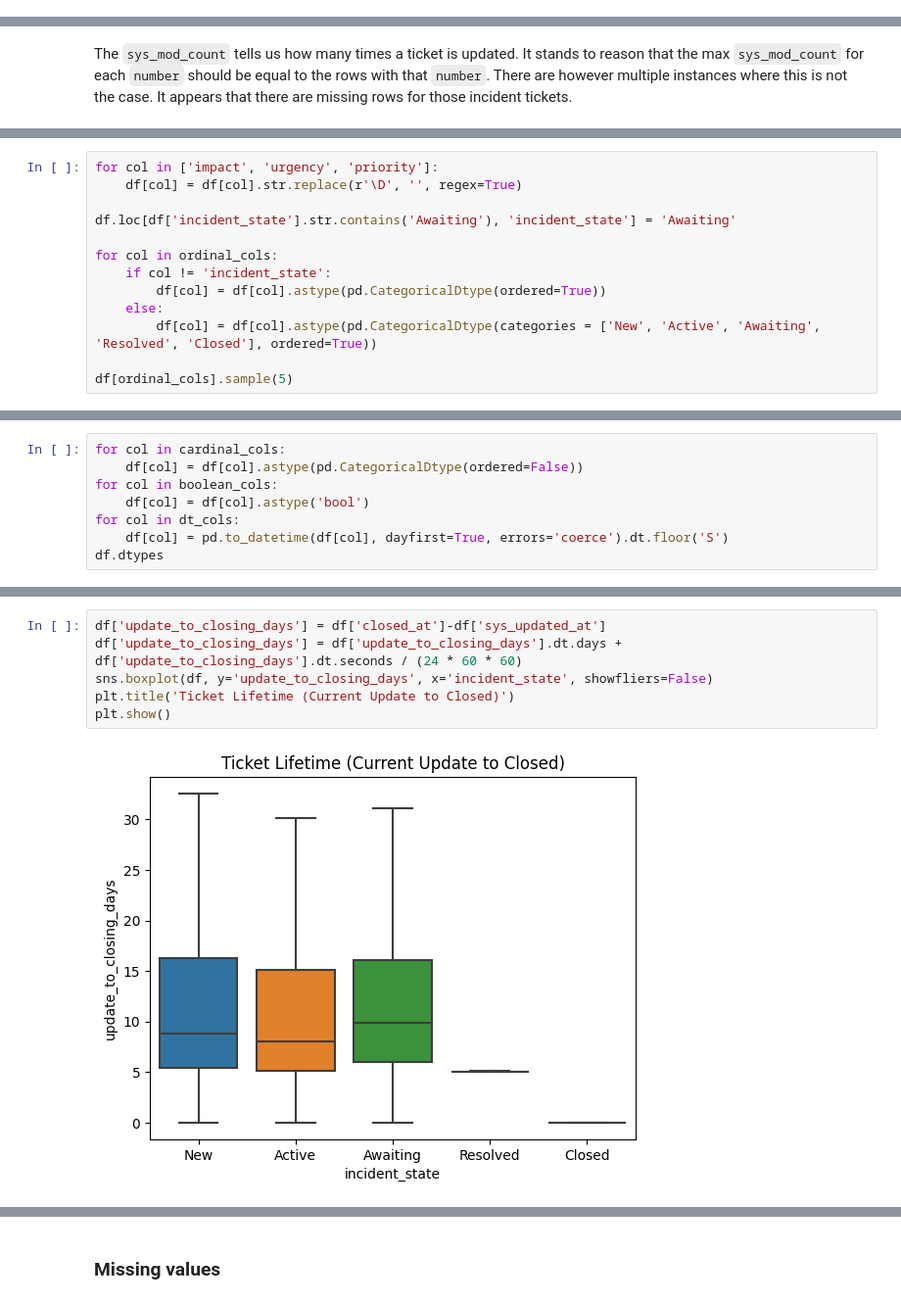
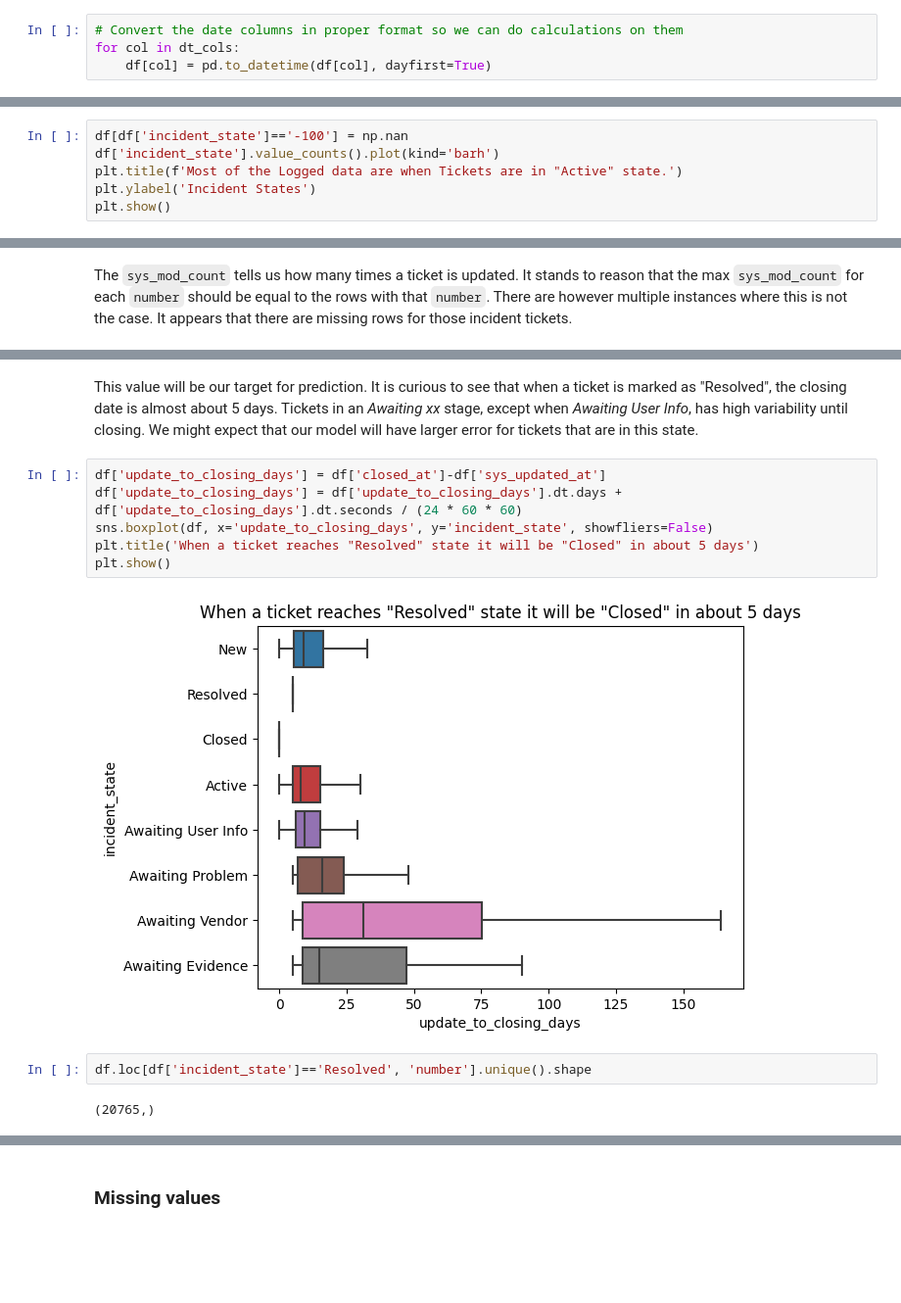
Before and after one commit to khizon/data_analysis, a Jupyter notebook: IT_support/src/exploration.ipynb, the cells around one changed output, grey strips where cells are left out. Shown at 98% size. Drawn from its saved outputs; the diff is of its cells as text; blank space fills up the shorter version.

```diff
--- a/IT_support/src/exploration.ipynb
+++ b/IT_support/src/exploration.ipynb
@@ -66,0 +76,4 @@ df['incident_state'].value_counts().plot(kind='barh');
+# %%
+# Convert the date columns in proper format so we can do calculations on them
+for col in dt_cols:
+    df[col] = pd.to_datetime(df[col], dayfirst=True)
@@ -66,0 +82,6 @@ df['incident_state'].value_counts().plot(kind='barh');
+# %%
+df[df['incident_state']=='-100'] = np.nan
+df['incident_state'].value_counts().plot(kind='barh')
+plt.title(f'Most of the Logged data are when Tickets are in "Active" state.')
+plt.ylabel('Incident States')
+plt.show()
@@ -88,13 +96,0 @@ df.loc[df['sys_mod_count']>numbers, ['number', 'sys_mod_count']]
-# %%
-for col in ['impact', 'urgency', 'priority']:
-    df[col] = df[col].str.replace(r'\D', '', regex=True)
-
-df.loc[df['incident_state'].str.contains('Awaiting'), 'incident_state'] = 'Awaiting'
-
-for col in ordinal_cols:
-    if col != 'incident_state':
-        df[col] = df[col].astype(pd.CategoricalDtype(ordered=True))
-    else:
-        df[col] = df[col].astype(pd.CategoricalDtype(categories = ['New', 'Active', 'Awaiting', 'Resolved', 'Closed'], ordered=True))
-
-df[ordinal_cols].sample(5)
@@ -108,8 +96,0 @@ df[ordinal_cols].sample(5)
-# %%
-for col in cardinal_cols:
-    df[col] = df[col].astype(pd.CategoricalDtype(ordered=False))
-for col in boolean_cols:
-    df[col] = df[col].astype('bool')
-for col in dt_cols:
-    df[col] = pd.to_datetime(df[col], dayfirst=True, errors='coerce').dt.floor('S')
-df.dtypes
@@ -164,11 +128,17 @@ min          0.000000
 75%          5.004167
 max        300.850694
 Name: update_duration_days, dtype: float64
+# %% [markdown]
+This value will be our target for prediction. It is curious to see that when a ticket is marked as "Resolved", the closing date is almost about 5 days. Tickets in an *Awaiting xx* stage, except when *Awaiting User Info*, has high variability until closing. We might expect that our model will have larger error for tickets that are in this state.
 # %%
 df['update_to_closing_days'] = df['closed_at']-df['sys_updated_at']
 df['update_to_closing_days'] = df['update_to_closing_days'].dt.days + df['update_to_closing_days'].dt.seconds / (24 * 60 * 60)
-sns.boxplot(df, y='update_to_closing_days', x='incident_state', showfliers=False)
-plt.title('Ticket Lifetime (Current Update to Closed)')
+sns.boxplot(df, x='update_to_closing_days', y='incident_state', showfliers=False)
+plt.title('When a ticket reaches "Resolved" state it will be "Closed" in about 5 days')
 plt.show()
 # %% [output]
-[figure, old version]
+[figure, new version]
+# %%
+df.loc[df['incident_state']=='Resolved', 'number'].unique().shape
+# %% [output]
+(20765,)
```
Also changed, not shown: parts of 33 cells of this notebook.
